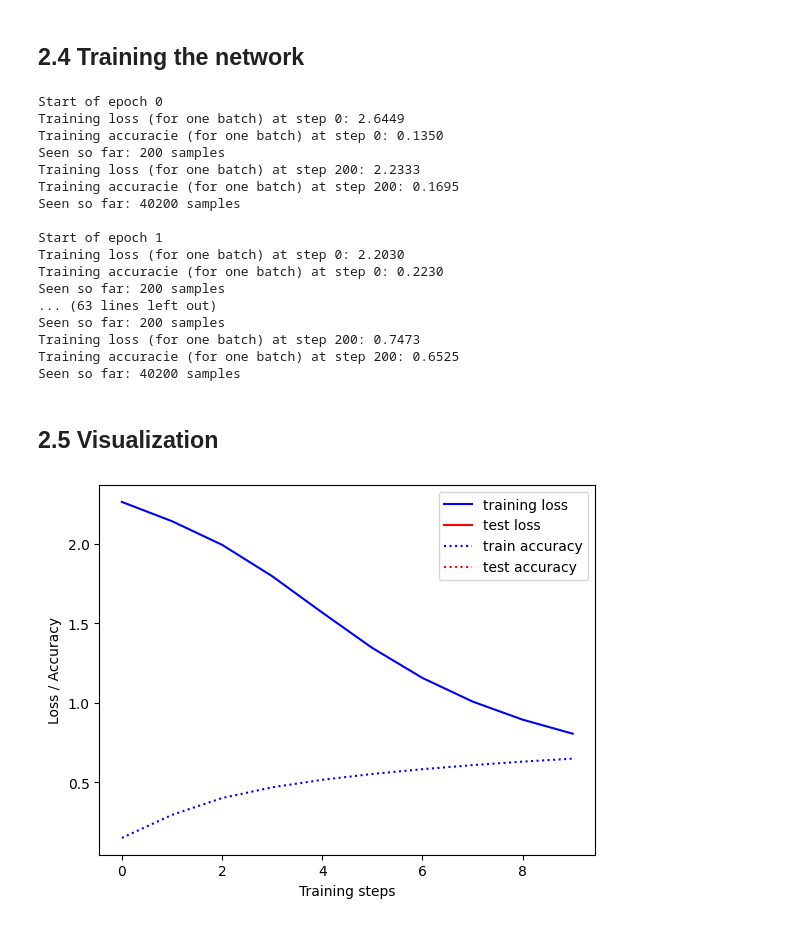
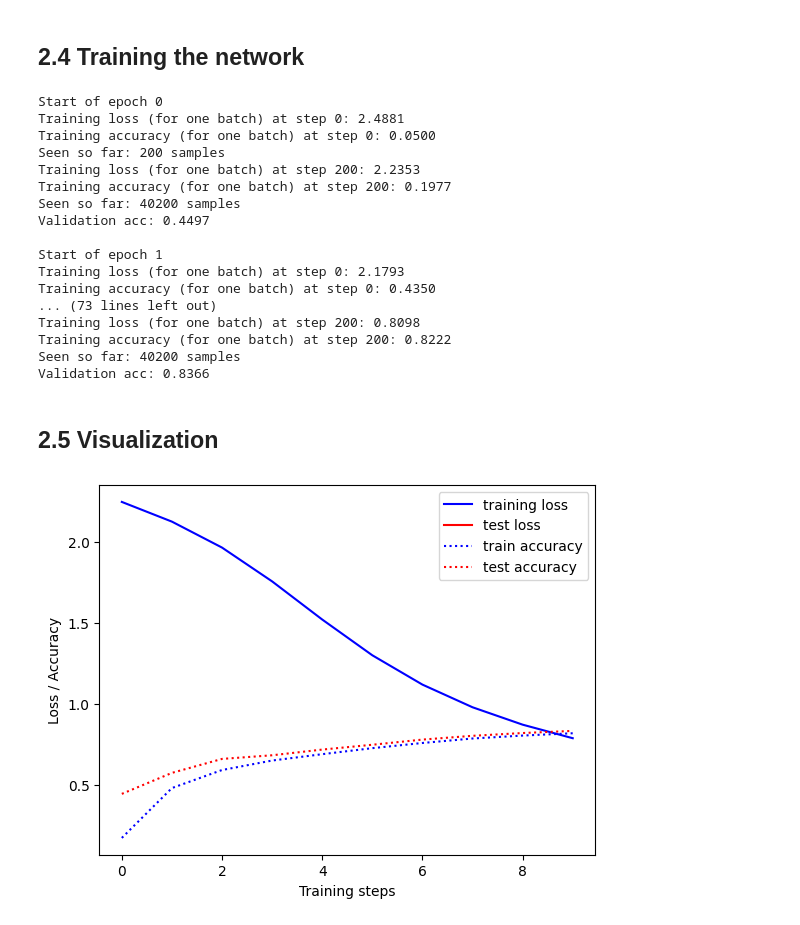
Before and after one commit to jonahschlie/IANNWTF, a Jupyter notebook: homework2/mlp_mnist_tensorflow.ipynb, the cells around one changed output. Cells and saved outputs as stored; diff of their text form; code cells hidden in the pictures.

Commit message:
add validation accuracy

```diff
--- a/homework2/mlp_mnist_tensorflow.ipynb
+++ b/homework2/mlp_mnist_tensorflow.ipynb
@@ -94,16 +94,16 @@ import numpy as np
 # %%
 def training(model, train_ds, val_ds, epochs=10, loss_function=tf.keras.losses.CategoricalCrossentropy(), optimizer=tf.keras.optimizers.legacy.SGD(), train_accuracy=tf.keras.metrics.SparseCategoricalAccuracy(), val_accuracy=tf.keras.metrics.SparseCategoricalAccuracy()):
     train_losses = []
-    test_losses = []
+    val_losses = []
     train_accuracies = []
-    test_accuracies = []
+    val_accuracies = []
 
     for epoch in range(epochs):
         print("\nStart of epoch %d" % (epoch,))
-        train_loss_epoch = []
-        test_loss_epoch = []
-        train_accuracy_epoch = []
-        test_accuracy_epoch = []
+        train_loss_batches = []
+        val_loss_batches = []
+        train_accuracy_batches = []
+        val_accuracy_batches = []
 
         for step, (x_batch_train, target_batch_train) in enumerate(train_ds):
             with tf.GradientTape() as tape: # context manager ('with' opens context)
@@ -114,8 +114,8 @@ def training(model, train_ds, val_ds, epochs=10, loss_function=tf.keras.losses.C
 
             train_accuracy.update_state(tf.argmax(target_batch_train, axis=1), logits)
 
-            train_loss_epoch.append(train_loss.numpy())
-            train_accuracy_epoch.append(float(train_accuracy.result()))
+            train_loss_batches.append(train_loss.numpy())
+            train_accuracy_batches.append(float(train_accuracy.result()))
 
             # Log every 200 batches.
             if step % 200 == 0:
@@ -124,16 +124,29 @@ def training(model, train_ds, val_ds, epochs=10, loss_function=tf.keras.losses.C
                     % (step, float(train_loss))
                 )
                 print(
-                    "Training accuracie (for one batch) at step %d: %.4f"
+                    "Training accuracy (for one batch) at step %d: %.4f"
                     % (step, float(train_accuracy.result()))
                 )
                 print("Seen so far: %s samples" % ((step + 1) * 200))
 
-        train_losses.append(np.mean(train_loss_epoch))
-        train_accuracies.append(np.mean(train_accuracy_epoch))
-    return train_losses, test_losses, train_accuracies, test_accuracies
+        train_losses.append(np.mean(train_loss_batches))
+        train_accuracies.append(np.mean(train_accuracy_batches))
+         # Reset training metrics at the end of each epoch
+        train_accuracy.reset_states()
+
+        # Run a validation loop at the end of each epoch.
+        for x_batch_val, target_batch_val in val_ds:
+            val_logits = model(x_batch_val, training=False)
+            val_accuracy.update_state(tf.argmax(target_batch_val, axis=1), val_logits)
+            #val_loss_batches.append(val_loss.numpy())
+            val_accuracy_batches.append(float(val_accuracy.result()))
+        #val_losses.append(np.mean(val_loss_batches))
+        val_accuracies.append(np.mean(val_accuracy_batches))
+        print("Validation acc: %.4f" % (float(val_accuracy.result()),))
+        val_accuracy.reset_states()
+    return train_losses, val_losses, train_accuracies, val_accuracies
 # %%
-train_losses, test_losses, train_accuracies, test_accuracies = training(model=MLP_Model(layer_sizes=[256,256]),
+train_losses, val_losses, train_accuracies, val_accuracies = training(model=MLP_Model(layer_sizes=[256,256]),
                                                                         train_ds=train_ds,
                                                                         val_ds=val_ds,
                                                                         epochs=10,
@@ -141,22 +154,22 @@ train_losses, test_losses, train_accuracies, test_accuracies = training(model=ML
                                                                         optimizer=tf.keras.optimizers.legacy.SGD())
 # %% [output]
 Start of epoch 0
-Training loss (for one batch) at step 0: 2.6449
-Training accuracie (for one batch) at step 0: 0.1350
+Training loss (for one batch) at step 0: 2.4881
+Training accuracy (for one batch) at step 0: 0.0500
 Seen so far: 200 samples
-Training loss (for one batch) at step 200: 2.2333
-Training accuracie (for one batch) at step 200: 0.1695
+Training loss (for one batch) at step 200: 2.2353
+Training accuracy (for one batch) at step 200: 0.1977
 Seen so far: 40200 samples
+Validation acc: 0.4497
 
 Start of epoch 1
-Training loss (for one batch) at step 0: 2.2030
-Training accuracie (for one batch) at step 0: 0.2230
-Seen so far: 200 samples
-... (63 lines left out)
-Seen so far: 200 samples
-Training loss (for one batch) at step 200: 0.7473
-Training accuracie (for one batch) at step 200: 0.6525
+Training loss (for one batch) at step 0: 2.1793
+Training accuracy (for one batch) at step 0: 0.4350
+... (73 lines left out)
+Training loss (for one batch) at step 200: 0.8098
+Training accuracy (for one batch) at step 200: 0.8222
 Seen so far: 40200 samples
+Validation acc: 0.8366
 # %% [markdown]
 ## 2.5 Visualization
 # %%
@@ -190,6 +203,6 @@ def visualization (train_losses, train_accuracies, test_losses, test_accuracies)
     plt.legend((line1, line2, line3, line4), ("training loss", "test loss", "train accuracy", "test accuracy"))
     plt.show()
 # %%
-visualization(train_losses, train_accuracies, test_losses, test_accuracies)
+visualization(train_losses, train_accuracies, val_losses, val_accuracies)
 # %% [output]
-[figure, old version]
+[figure, new version]
```
